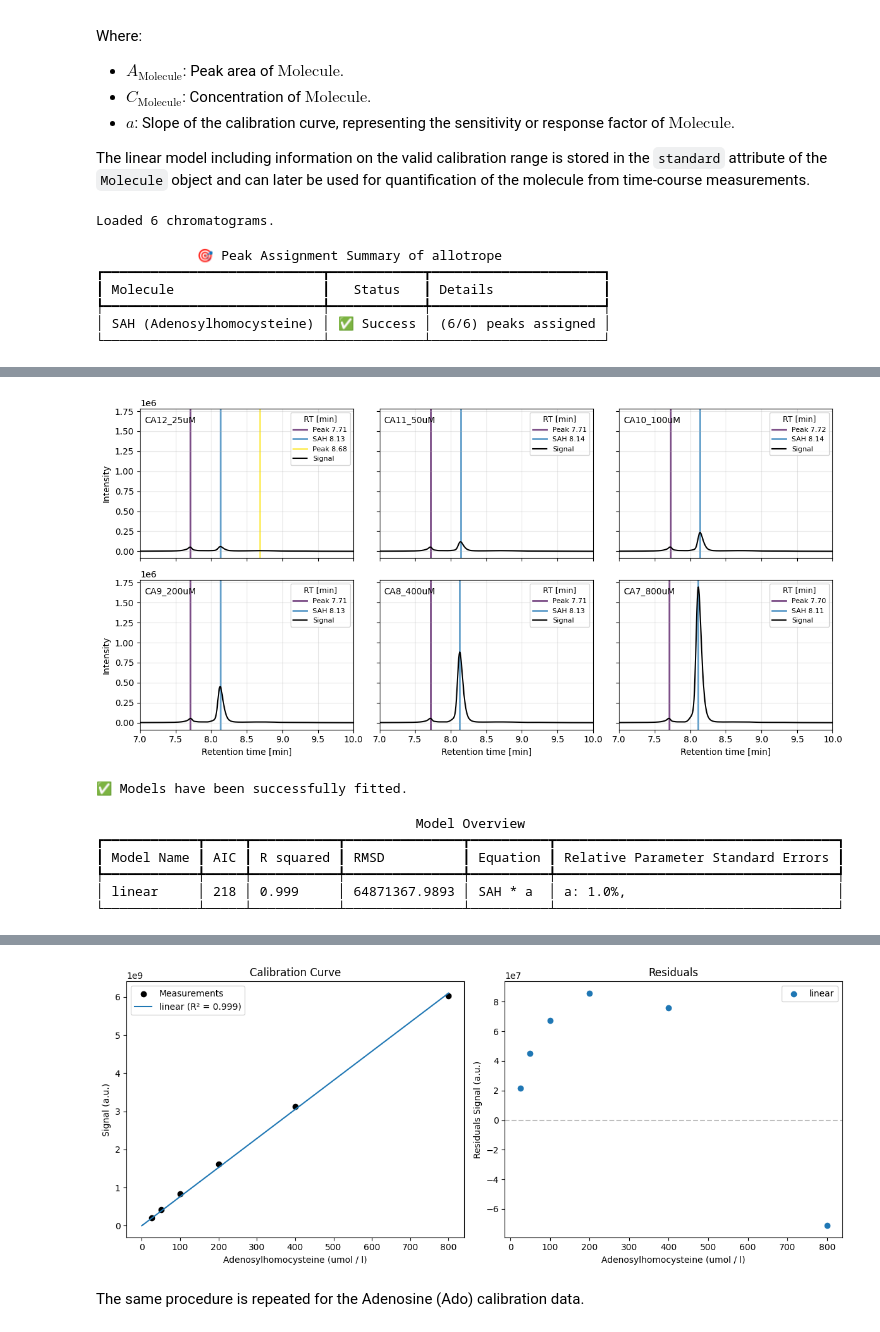
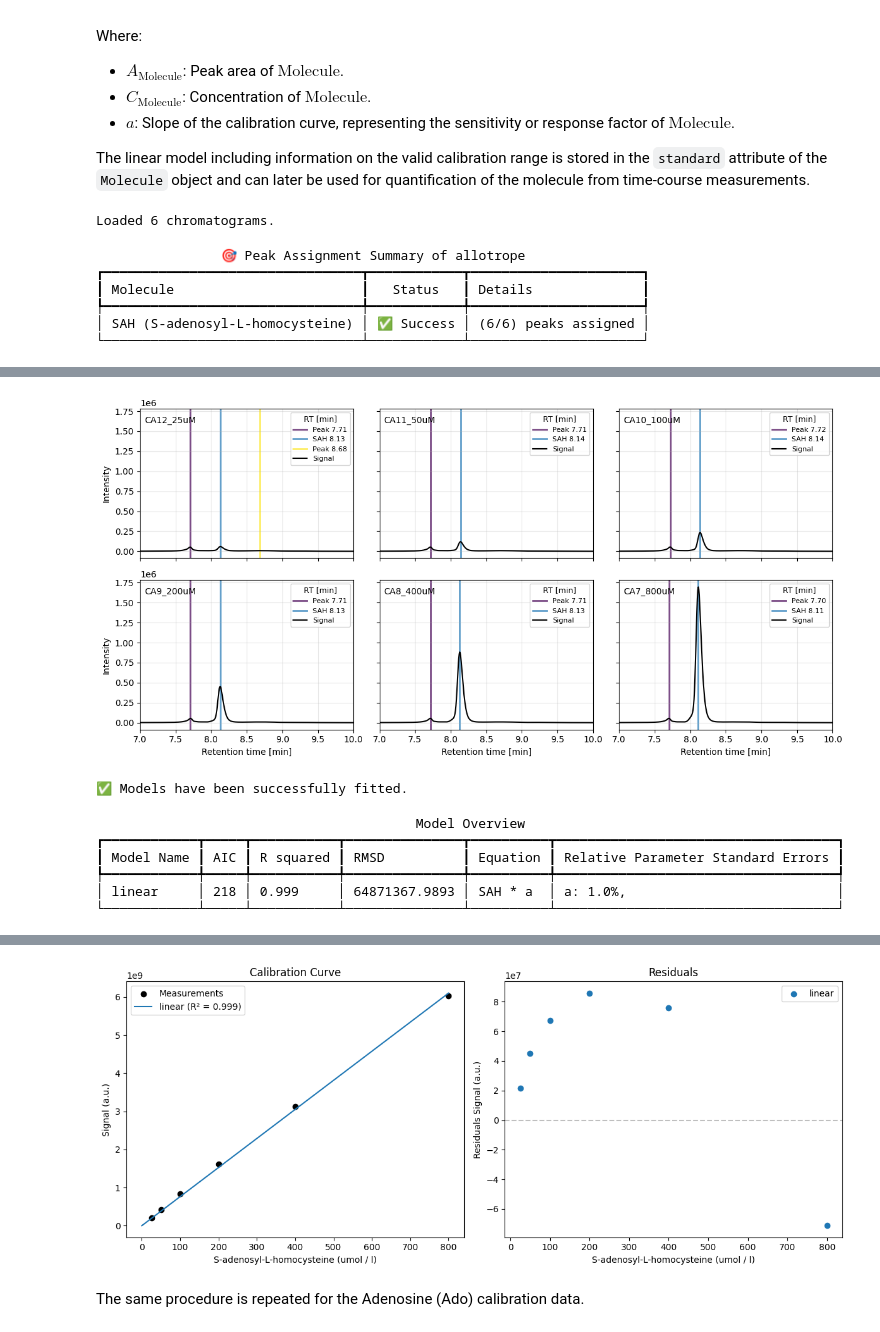
Before and after one commit to FAIRChemistry/Chromhandler, a Jupyter notebook: docs/usage/usage.ipynb, the cells around one changed output, grey strips where cells are left out. Drawn from its saved outputs; the diff is of its cells as text; code cells hidden in the pictures.

```diff
--- a/docs/usage/usage.ipynb
+++ b/docs/usage/usage.ipynb
@@ -111,43 +111,44 @@ handler_substrate = Handler.read_asm(
 # define S-adenosyl-L-homocysteine (SAH)
 SAH = handler_substrate.define_molecule(
     id="SAH",
+    name="S-adenosyl-L-homocysteine",
     pubchem_cid="439155",
     retention_time=8.1,
 )
 
 # assign peaks to molecules
 handler_substrate.assign_all_peaks()
 
 # visualize calibration data
 handler_substrate.visualize(n_cols=3, rt_min=7, rt_max=10, figsize=(12, 6))
 
 # fit SAH peaks to linear model
 handler_substrate.add_standard(
     molecule=SAH,
     visualize=True,
 )
 
 # save SAH molecule for re-use as json file
 SAH.save_json("data/calibration/SAH.json")
 # %% [output]
 Loaded 6 chromatograms.
-             🎯 Peak Assignment Summary of allotrope
-┏━━━━━━━━━━━━━━━━━━━━━━━━━━━━┳━━━━━━━━━━━━┳━━━━━━━━━━━━━━━━━━━━━━┓
-┃ Molecule                   ┃   Status   ┃ Details              ┃
-┡━━━━━━━━━━━━━━━━━━━━━━━━━━━━╇━━━━━━━━━━━━╇━━━━━━━━━━━━━━━━━━━━━━┩
-│ SAH (Adenosylhomocysteine) │ ✅ Success │ (6/6) peaks assigned │
-└────────────────────────────┴────────────┴──────────────────────┘
+                🎯 Peak Assignment Summary of allotrope
+┏━━━━━━━━━━━━━━━━━━━━━━━━━━━━━━━━━┳━━━━━━━━━━━━┳━━━━━━━━━━━━━━━━━━━━━━┓
+┃ Molecule                        ┃   Status   ┃ Details              ┃
+┡━━━━━━━━━━━━━━━━━━━━━━━━━━━━━━━━━╇━━━━━━━━━━━━╇━━━━━━━━━━━━━━━━━━━━━━┩
+│ SAH (S-adenosyl-L-homocysteine) │ ✅ Success │ (6/6) peaks assigned │
+└─────────────────────────────────┴────────────┴──────────────────────┘
 [interactive output not drawn]
 [figure]
 ✅ Models have been successfully fitted.
                                          Model Overview
 ┏━━━━━━━━━━━━┳━━━━━┳━━━━━━━━━━━┳━━━━━━━━━━━━━━━┳━━━━━━━━━━┳━━━━━━━━━━━━━━━━━━━━━━━━━━━━━━━━━━━━┓
 ┃ Model Name ┃ AIC ┃ R squared ┃ RMSD          ┃ Equation ┃ Relative Parameter Standard Errors ┃
 ┡━━━━━━━━━━━━╇━━━━━╇━━━━━━━━━━━╇━━━━━━━━━━━━━━━╇━━━━━━━━━━╇━━━━━━━━━━━━━━━━━━━━━━━━━━━━━━━━━━━━┩
 │ linear     │ 218 │ 0.999     │ 64871367.9893 │ SAH * a  │ a: 1.0%,                           │
 └────────────┴─────┴───────────┴───────────────┴──────────┴────────────────────────────────────┘
 [interactive output not drawn]
-[figure, old version]
+[figure, new version]
 # %% [markdown]
 The same procedure is repeated for the Adenosine (Ado) calibration data.
 # %%
```
Also changed, not shown: parts of 2 cells of this notebook.
